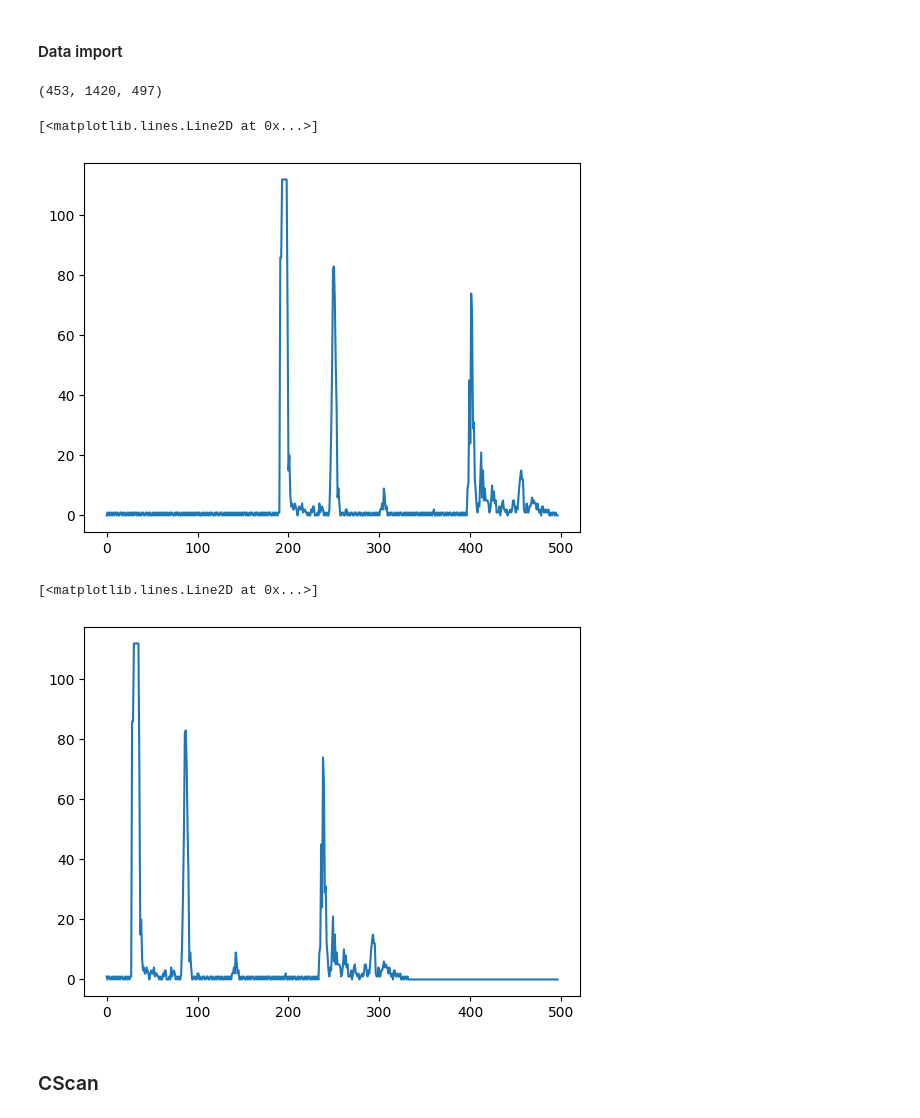
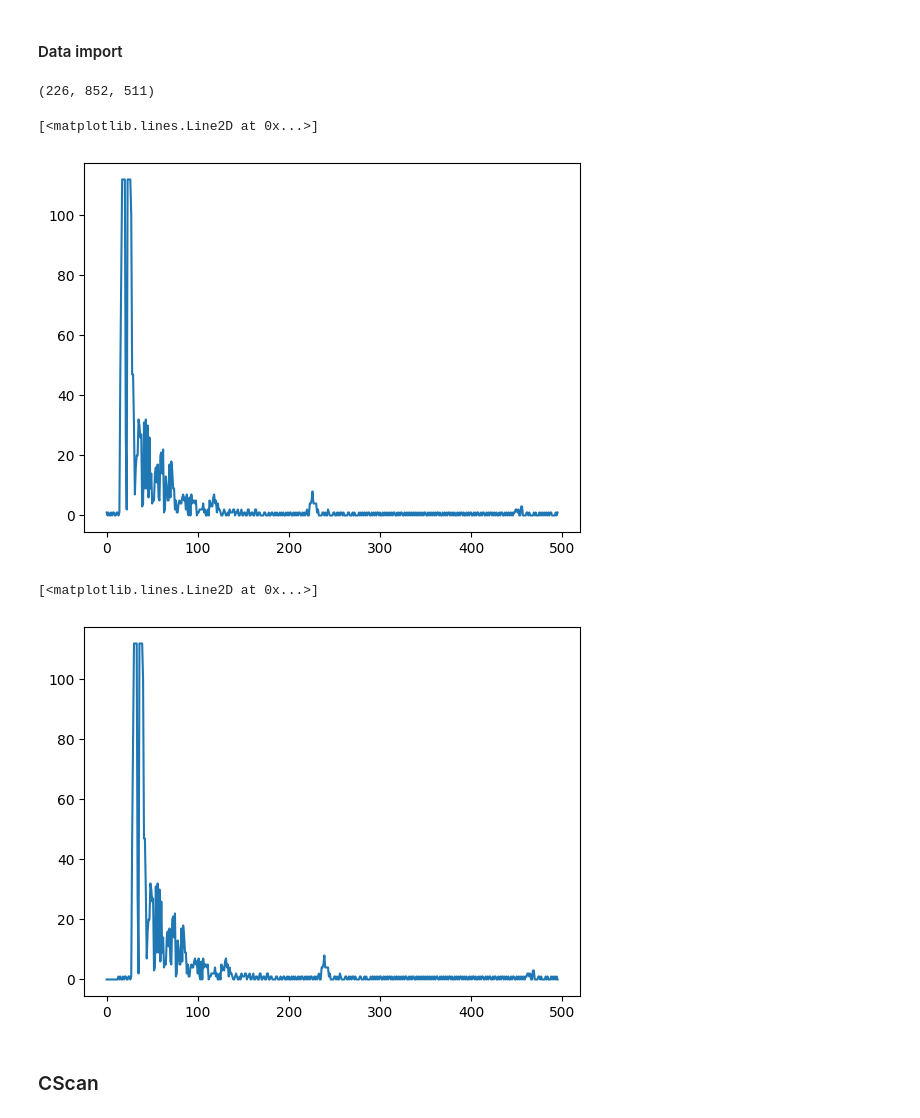
Before and after one commit to topeberti/UltraCODE, a Jupyter notebook: 4_Processing/Composite_porosity_UT/C-Scan.ipynb, the cells around one changed output. Cells and saved outputs as stored; diff of their text form; code cells hidden in the pictures.

```diff
--- a/4_Processing/Composite_porosity_UT/C-Scan.ipynb
+++ b/4_Processing/Composite_porosity_UT/C-Scan.ipynb
@@ -72,24 +105,24 @@ from pathlib import Path
 
 #Opening file
 
-folder_to_read = Path(r'Q:\11_AIRBUS\02_UltraSounds_Monolithic\20222012_Planchas_Grandes_con_referencia\20221220_planchas_airbus_yRef')
+folder_to_read = Path(r'Q:\11_AIRBUS\02_UltraSounds_Monolithic\Medidas Probetas Planas AIRBUS 5 MHz\WP_6.8_cm_11.6_dB')
 
-tiff_folder = folder_to_read /   r'225MHz_33dB_planchas_pegaso_cara_plana_yRef_amplitud.tif'
+tiff_folder = folder_to_read /   r'_ascan852x226x511_WP_6.8_cm_11.6_dB.tiff'
 
 data = ndt.napari_read_tiff(tiff_folder,folder=False)
 data.shape
 # %% [output]
-(453, 1420, 497)
+(226, 852, 511)
 # %%
 import matplotlib.pyplot as plt
 
-x = 21
-y = 882
+x = 281
+y = 400
 
 plt.plot(data[x,y])
 # %% [output]
 [<matplotlib.lines.Line2D at 0x...>]
-[figure, old version]
+[figure, new version]
 # %%
 import matplotlib.pyplot as plt
 
@@ -99,13 +132,14 @@ aligned = rfa.align(data,30,14,True)
 # %%
 ndt.write_tiff(aligned,folder_to_read / "aligned.tiff")
 # %%
-x = 21
-y = 882
+x = 281
+y = 400
 
 plt.plot(aligned[x,y])
+#plt.ylim(18,25)
 # %% [output]
 [<matplotlib.lines.Line2D at 0x...>]
-[figure, old version]
+[figure, new version]
 # %% [markdown]
 ### CScan
 # %%
```
Also changed, not shown: parts of 5 cells of this notebook, 2 other files.
